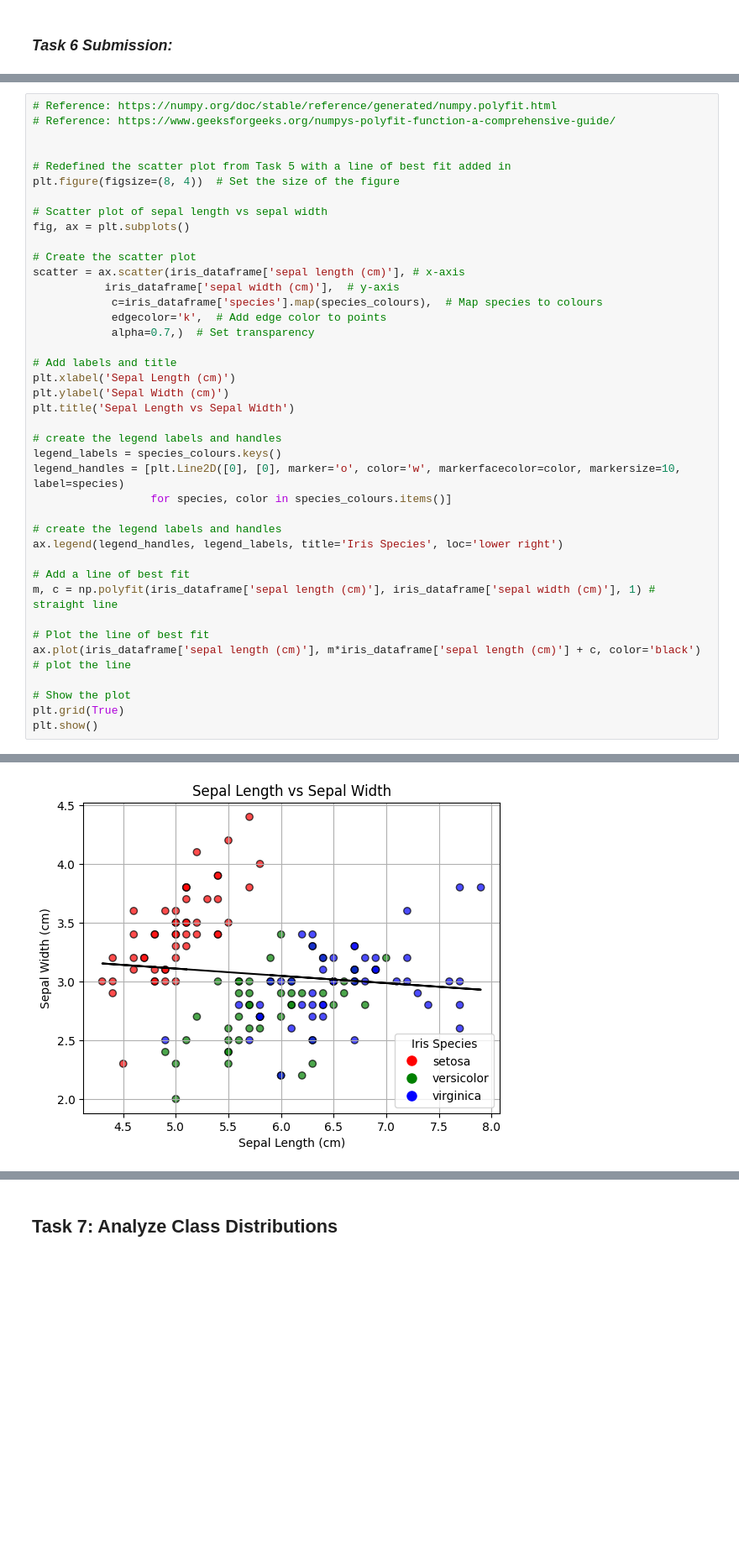
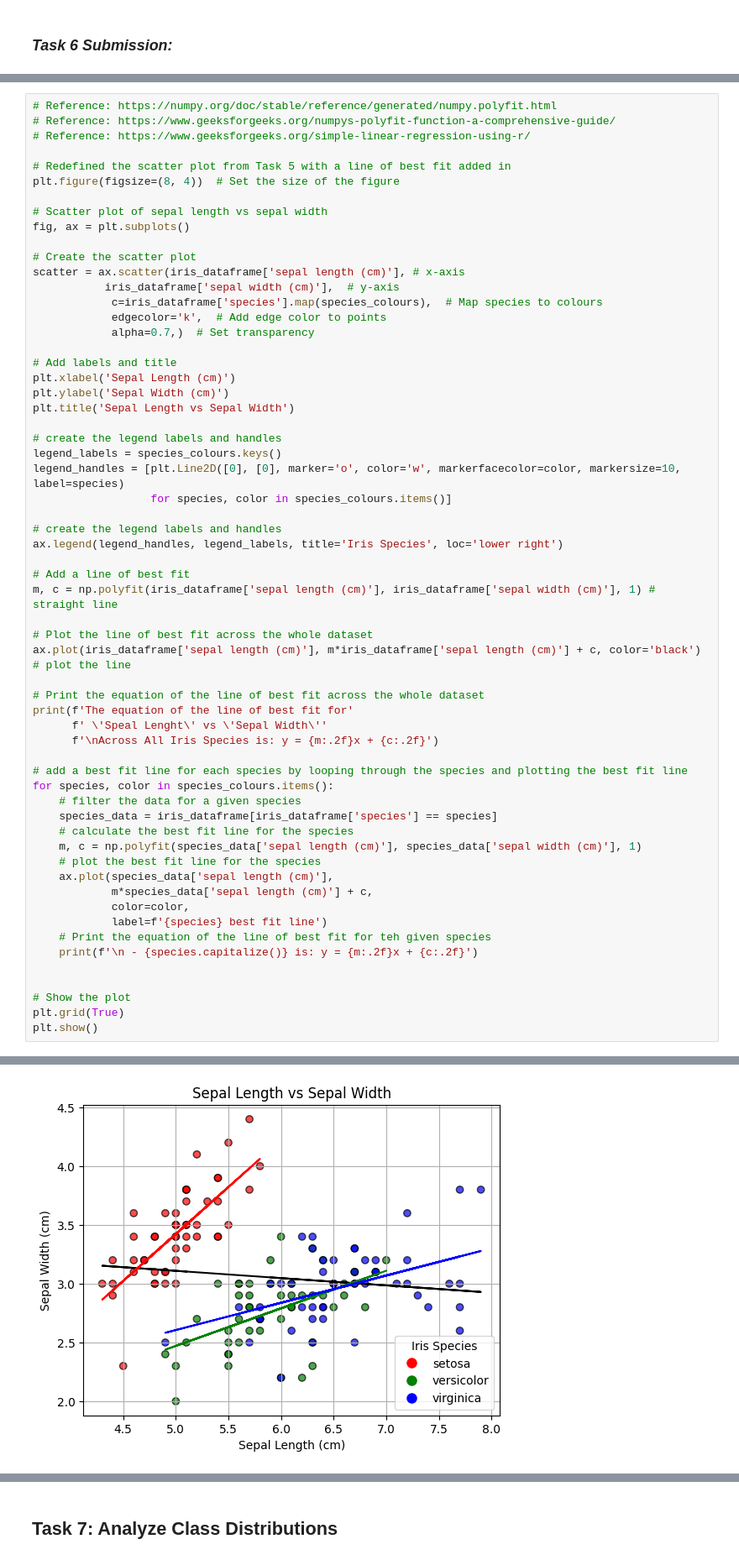
Before and after one commit to skerr17/principles_of_data_analytics, a Jupyter notebook: tasks.ipynb, the cells around one changed output, grey strips where cells are left out. Shown at 84% size. Saved outputs shown, nothing was run; the diff lists cells and outputs as text; blank space fills up the shorter version.

Commit message:
added best fit lines for each species and a description to task 6

```diff
--- a/tasks.ipynb
+++ b/tasks.ipynb
@@ -352,7 +346,7 @@ Note add in lines for each species of iris
 # %%
 # Reference: https://numpy.org/doc/stable/reference/generated/numpy.polyfit.html
 # Reference: https://www.geeksforgeeks.org/numpys-polyfit-function-a-comprehensive-guide/
-
+# Reference: https://www.geeksforgeeks.org/simple-linear-regression-using-r/
 
 # Redefined the scatter plot from Task 5 with a line of best fit added in
 plt.figure(figsize=(8, 4))  # Set the size of the figure
@@ -383,8 +377,28 @@ ax.legend(legend_handles, legend_labels, title='Iris Species', loc='lower right'
 # Add a line of best fit
 m, c = np.polyfit(iris_dataframe['sepal length (cm)'], iris_dataframe['sepal width (cm)'], 1) # straight line
 
-# Plot the line of best fit
+# Plot the line of best fit across the whole dataset
 ax.plot(iris_dataframe['sepal length (cm)'], m*iris_dataframe['sepal length (cm)'] + c, color='black') # plot the line
+
+# Print the equation of the line of best fit across the whole dataset
+print(f'The equation of the line of best fit for'
+      f' \'Speal Lenght\' vs \'Sepal Width\''
+      f'\nAcross All Iris Species is: y = {m:.2f}x + {c:.2f}')
+
+# add a best fit line for each species by looping through the species and plotting the best fit line
+for species, color in species_colours.items():
+    # filter the data for a given species
+    species_data = iris_dataframe[iris_dataframe['species'] == species]
+    # calculate the best fit line for the species
+    m, c = np.polyfit(species_data['sepal length (cm)'], species_data['sepal width (cm)'], 1)
+    # plot the best fit line for the species
+    ax.plot(species_data['sepal length (cm)'],
+            m*species_data['sepal length (cm)'] + c,
+            color=color,
+            label=f'{species} best fit line')
+    # Print the equation of the line of best fit for teh given species
+    print(f'\n - {species.capitalize()} is: y = {m:.2f}x + {c:.2f}')
+
 
 # Show the plot
 plt.grid(True)
@@ -394 +416 @@ plt.show()
-[figure, old version]
+[figure, new version]
```
Also changed, not shown: parts of 11 cells of this notebook.
